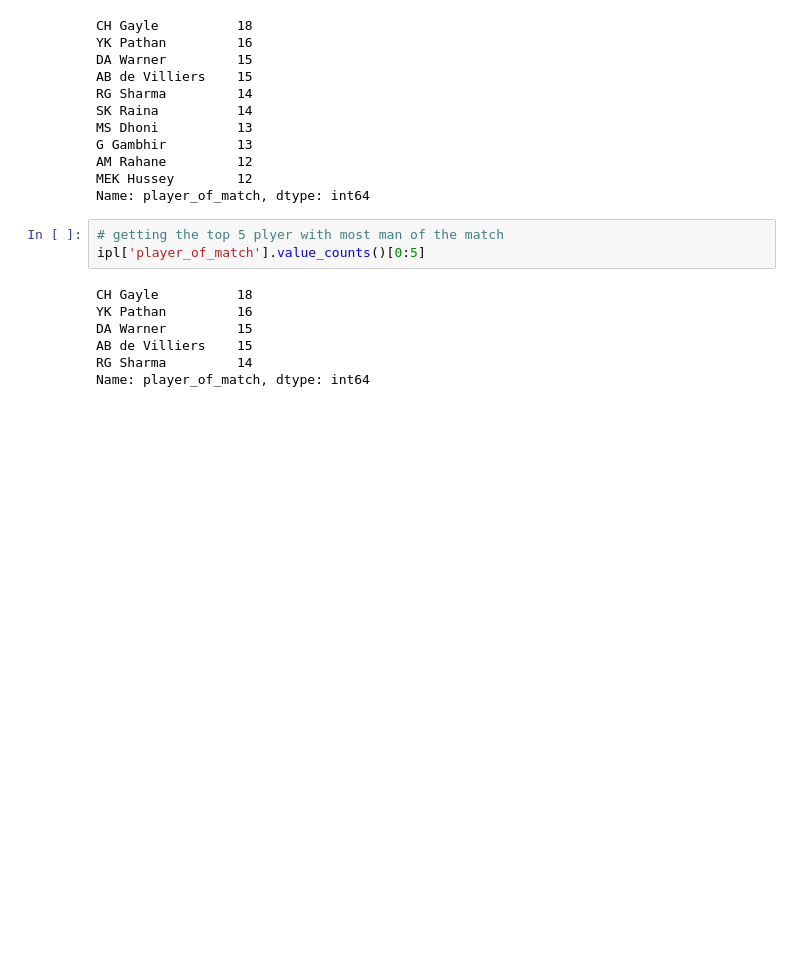
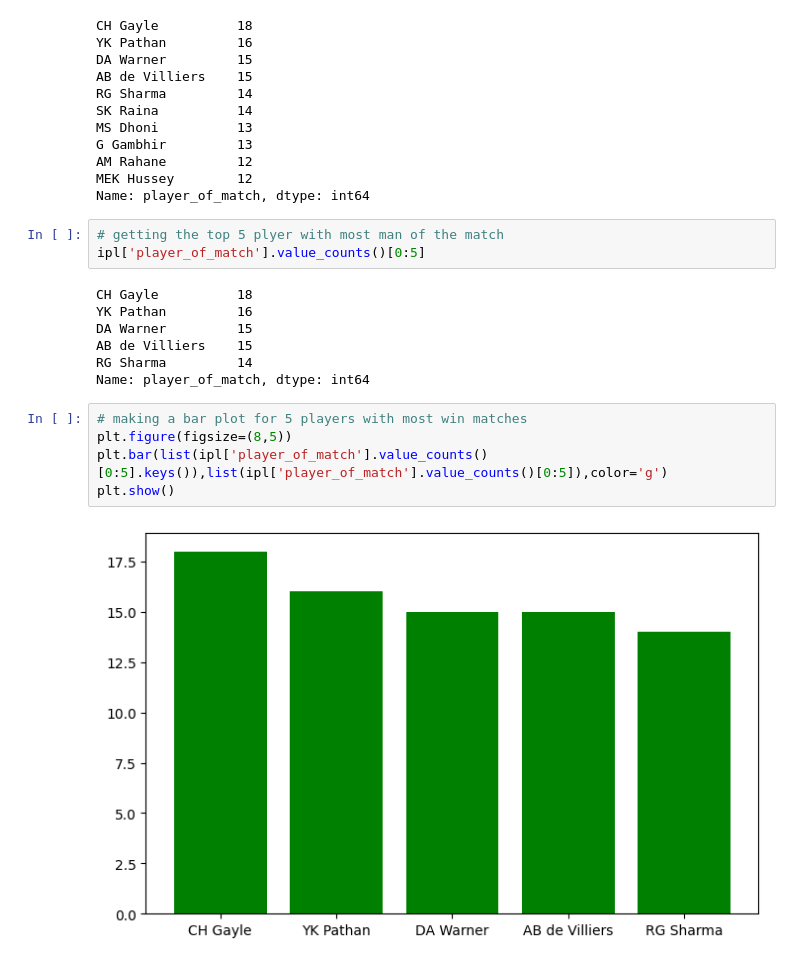
Before and after one commit to ijazkhan101/IPL-Data-Set-Data-analysis-with-Pandas, a Jupyter notebook: EdaOnIPLData.ipynb, the cells around one changed output. Drawn from its saved outputs; the diff is of its cells as text; blank space fills up the shorter version.

```diff
--- a/EdaOnIPLData.ipynb
+++ b/EdaOnIPLData.ipynb
@@ -57,3 +57,10 @@ DA Warner         15
 AB de Villiers    15
 RG Sharma         14
 Name: player_of_match, dtype: int64
+# %%
+# making a bar plot for 5 players with most win matches
+plt.figure(figsize=(8,5))
+plt.bar(list(ipl['player_of_match'].value_counts()[0:5].keys()),list(ipl['player_of_match'].value_counts()[0:5]),color='g')
+plt.show()
+# %% [output]
+[figure, added]
```
Also changed, not shown: parts of 7 cells of this notebook.
